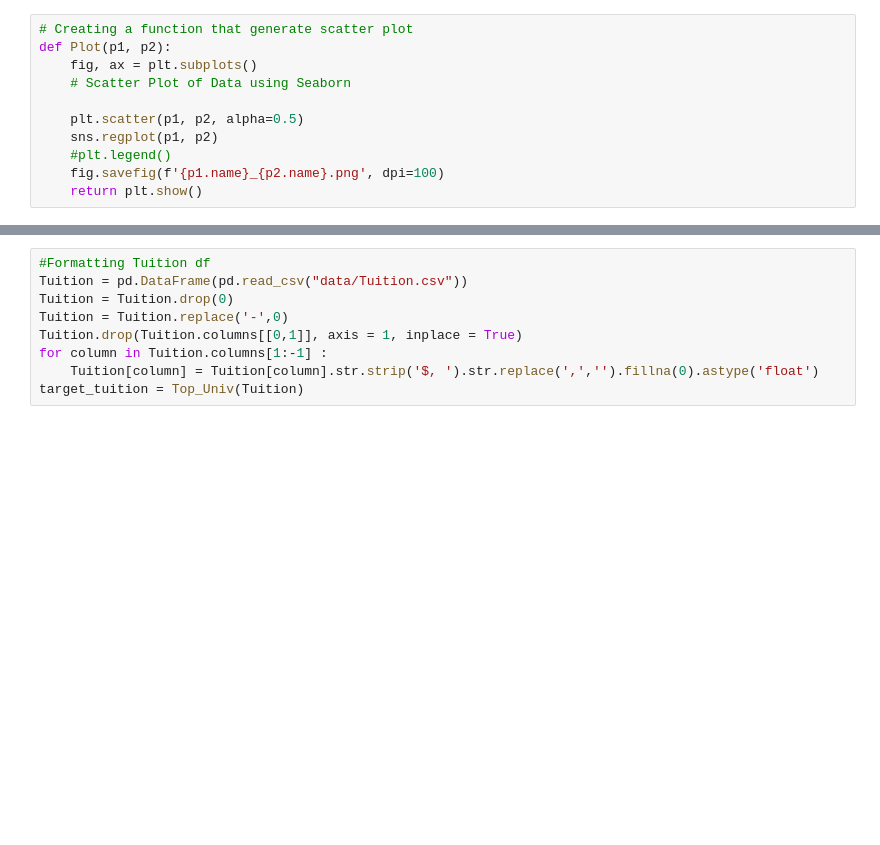
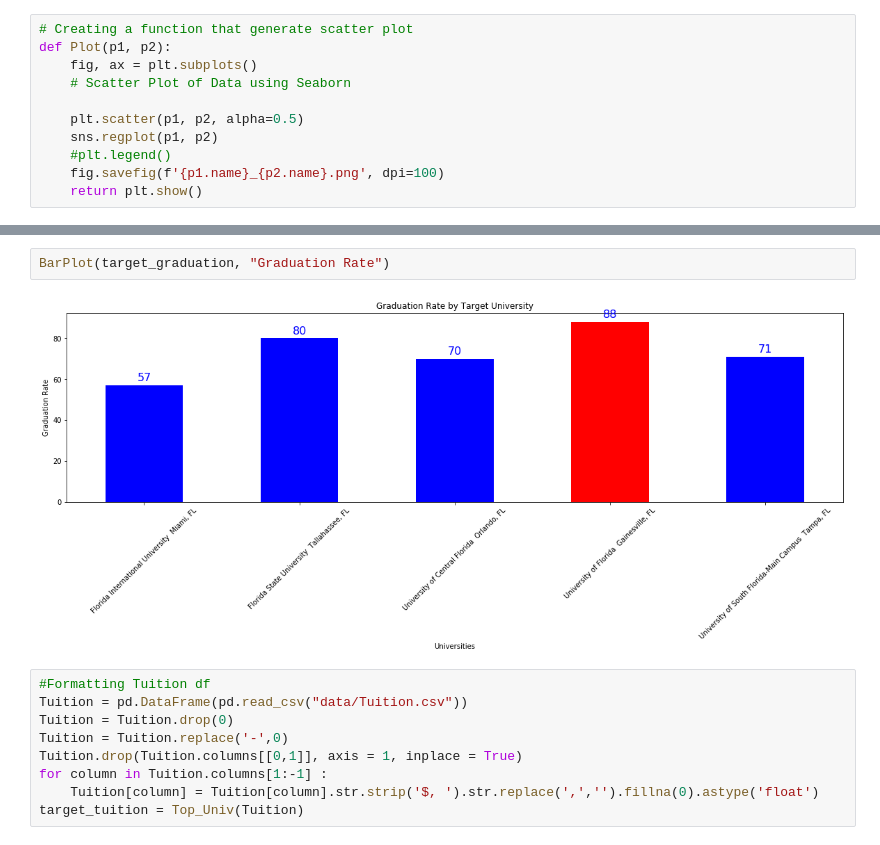
Before and after one commit to cheikhsidi/graduation_Analytics_FL, a Jupyter notebook: Florida_Top5.ipynb, the cells around one changed output, grey strips where cells are left out. Cells and saved outputs as stored; diff of their text form; blank space fills up the shorter version.

```diff
--- a/Florida_Top5.ipynb
+++ b/Florida_Top5.ipynb
@@ -55,6 +87,10 @@ Graduation.drop(Graduation.columns[[0,1]], axis = 1, inplace = True)
 for column in Graduation.columns[1:-1] :
     Graduation[column] = Graduation[column].str.strip('%').str.replace(',','').fillna(0).astype('float')
 target_graduation = Top_Univ(Graduation)
+# %%
+BarPlot(target_graduation, "Graduation Rate")
+# %% [output]
+[figure, added]
 # %%
 #Formatting Tuition df
 Tuition = pd.DataFrame(pd.read_csv("data/Tuition.csv"))
```
Also changed, not shown: parts of 12 cells of this notebook, 4 other files.
